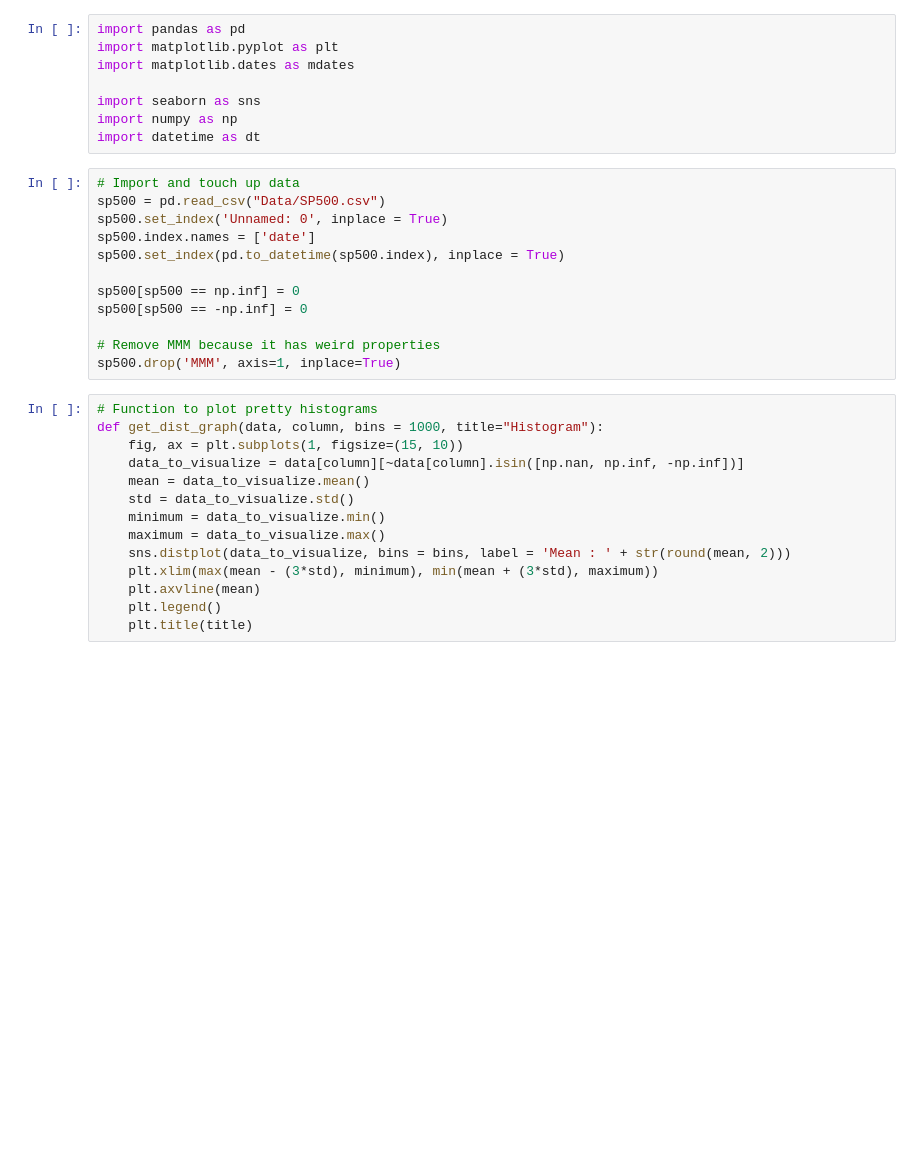
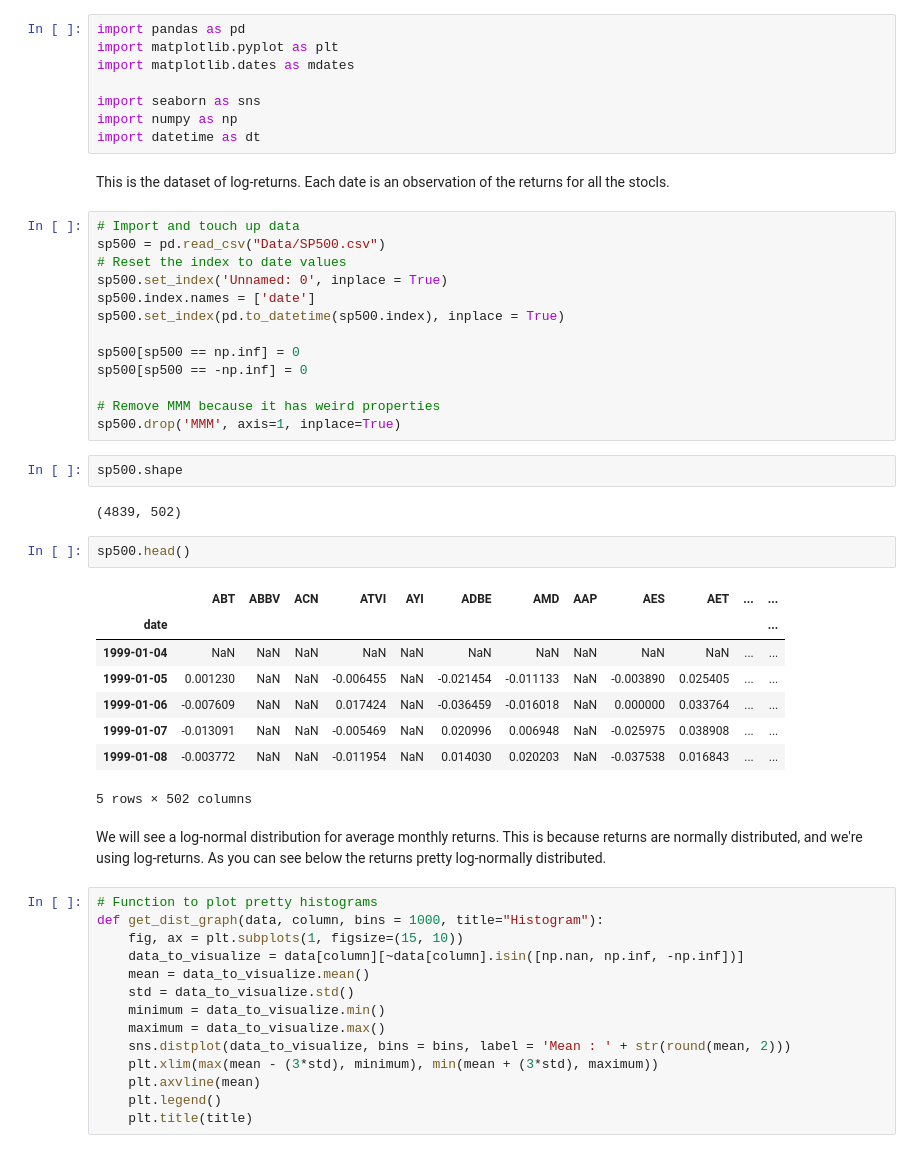
Before and after one commit to AbinavKumar/MLStockPortfolio, a Jupyter notebook: Data Storytelling.ipynb, the cells around one changed output. Cells and saved outputs as stored; diff of their text form; blank space fills up the shorter version.

```diff
--- a/Data Storytelling.ipynb
+++ b/Data Storytelling.ipynb
@@ -8,9 +13,12 @@ import matplotlib.dates as mdates
 import seaborn as sns
 import numpy as np
 import datetime as dt
+# %% [markdown]
+This is the dataset of log-returns. Each date is an observation of the returns for all the stocls.
 # %%
 # Import and touch up data
 sp500 = pd.read_csv("Data/SP500.csv")
+# Reset the index to date values
 sp500.set_index('Unnamed: 0', inplace = True)
 sp500.index.names = ['date']
 sp500.set_index(pd.to_datetime(sp500.index), inplace = True)
@@ -20,6 +28,23 @@ sp500[sp500 == -np.inf] = 0
 
 # Remove MMM because it has weird properties
 sp500.drop('MMM', axis=1, inplace=True)
+# %%
+sp500.shape
+# %% [output]
+(4839, 502)
+# %%
+sp500.head()
+# %% [output]
+|  | ABT | ABBV | ACN | ATVI | AYI | ADBE | AMD | AAP | AES | AET | ... | ... |
+| date |  |  |  |  |  |  |  |  |  |  |  | ... |
+| 1999-01-04 | NaN | NaN | NaN | NaN | NaN | NaN | NaN | NaN | NaN | NaN | ... | ... |
+| 1999-01-05 | 0.001230 | NaN | NaN | -0.006455 | NaN | -0.021454 | -0.011133 | NaN | -0.003890 | 0.025405 | ... | ... |
+| 1999-01-06 | -0.007609 | NaN | NaN | 0.017424 | NaN | -0.036459 | -0.016018 | NaN | 0.000000 | 0.033764 | ... | ... |
+| 1999-01-07 | -0.013091 | NaN | NaN | -0.005469 | NaN | 0.020996 | 0.006948 | NaN | -0.025975 | 0.038908 | ... | ... |
+| 1999-01-08 | -0.003772 | NaN | NaN | -0.011954 | NaN | 0.014030 | 0.020203 | NaN | -0.037538 | 0.016843 | ... | ... |
+5 rows × 502 columns
+# %% [markdown]
+We will see a log-normal distribution for average monthly returns. This is because returns are normally distributed, and we're using log-returns. As you can see below the returns pretty log-normally distributed.
 # %%
 # Function to plot pretty histograms
 def get_dist_graph(data, column, bins = 1000, title="Histogram"):
```
Also changed, not shown: parts of 16 cells of this notebook, 1 other file.
